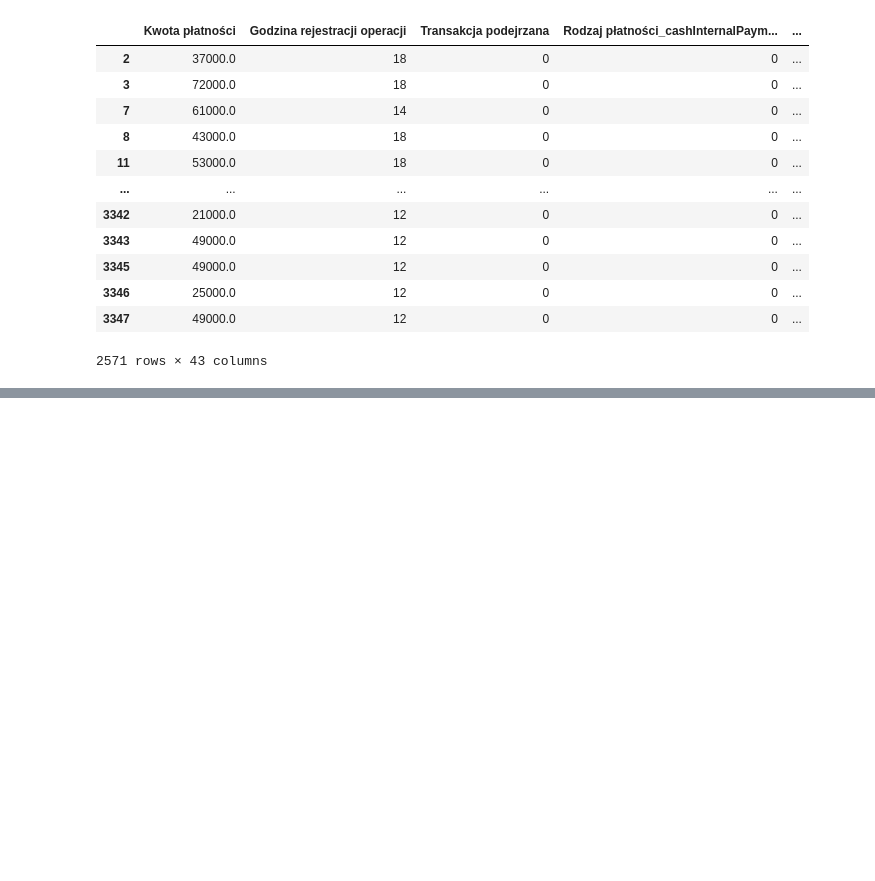
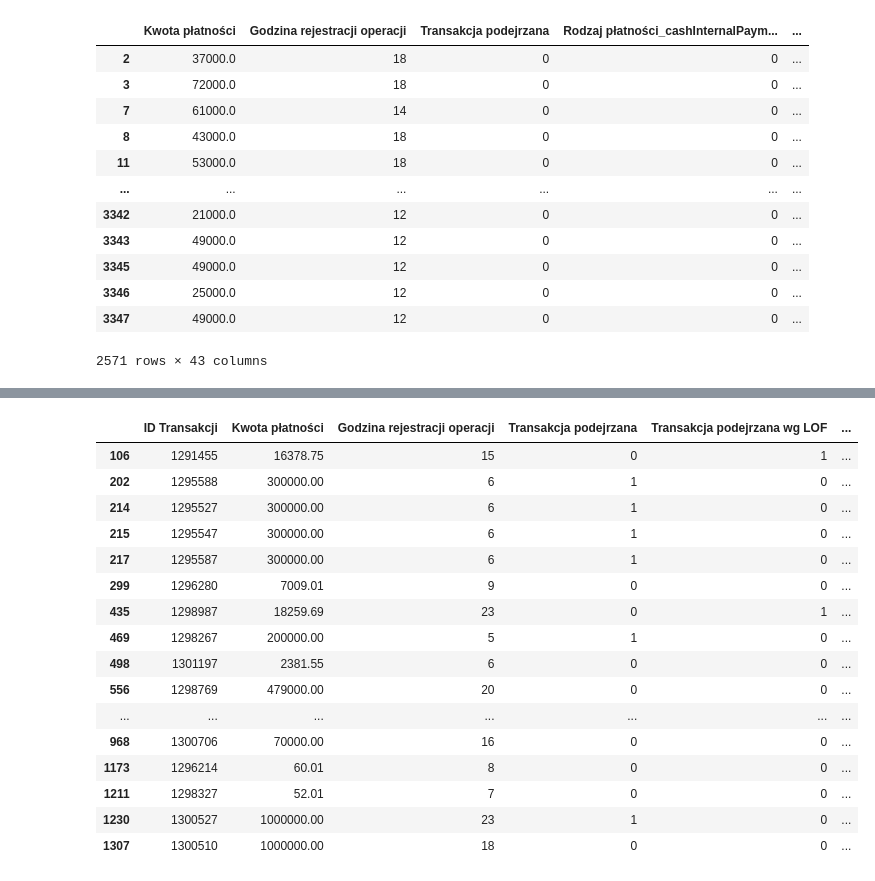
Before and after one commit to glinkapiotr/Asseco_Innovation, a Jupyter notebook: CodePlay_2020_SDS_data_API.ipynb, the cells around one changed output, grey strips where cells are left out. Saved outputs shown, nothing was run; the diff lists cells and outputs as text; code cells hidden in the pictures; blank space fills up the shorter version.

```diff
--- a/CodePlay_2020_SDS_data_API.ipynb
+++ b/CodePlay_2020_SDS_data_API.ipynb
@@ -1572,0 +1580,7 @@ kodowany_DF
+# %%
+#lista niezbędnych kolumn
+kolumny = ['ID Transakcji', 'Kwota płatności', 'Godzina rejestracji operacji', 'Transakcja podejrzana', 'Transakcja podejrzana wg LOF', 'Transakcja podejrzana wg IF', 'Transakcja podejrzana wg XGBClassifier', 'Transakcja podejrzana wg RandomForest', 'Transakcja podejrzana wg SVC']
+# %%
+#zachowanie kolumn do prezentacji
+final_DF = final_DF[kolumny]
+final_DF.head()
@@ -1572,0 +1594,2 @@ kodowany_DF
+# %%
+final_DF['Suma podejrzeń']=final_DF['Transakcja podejrzana'] + final_DF['Transakcja podejrzana wg LOF'] + final_DF['Transakcja podejrzana wg IF'] + final_DF['Transakcja podejrzana wg XGBClassifier'] + final_DF['Transakcja podejrzana wg RandomForest'] +final_DF['Transakcja podejrzana wg SVC']
@@ -1572,0 +1617,23 @@ kodowany_DF
+# %%
+DF_podejrzane = final_DF[final_DF['Suma podejrzeń']>0]
+# %%
+#lista podejrzanych transakcji
+DF_podejrzane
+# %% [output]
+|  | ID Transakcji | Kwota płatności | Godzina rejestracji operacji | Transakcja podejrzana | Transakcja podejrzana wg LOF | ... |
+| 106 | 1291455 | 16378.75 | 15 | 0 | 1 | ... |
+| 202 | 1295588 | 300000.00 | 6 | 1 | 0 | ... |
+| 214 | 1295527 | 300000.00 | 6 | 1 | 0 | ... |
+| 215 | 1295547 | 300000.00 | 6 | 1 | 0 | ... |
+| 217 | 1295587 | 300000.00 | 6 | 1 | 0 | ... |
+| 299 | 1296280 | 7009.01 | 9 | 0 | 0 | ... |
+| 435 | 1298987 | 18259.69 | 23 | 0 | 1 | ... |
+| 469 | 1298267 | 200000.00 | 5 | 1 | 0 | ... |
+| 498 | 1301197 | 2381.55 | 6 | 0 | 0 | ... |
+| 556 | 1298769 | 479000.00 | 20 | 0 | 0 | ... |
+| ... | ... | ... | ... | ... | ... | ... |
+| 968 | 1300706 | 70000.00 | 16 | 0 | 0 | ... |
+| 1173 | 1296214 | 60.01 | 8 | 0 | 0 | ... |
+| 1211 | 1298327 | 52.01 | 7 | 0 | 0 | ... |
+| 1230 | 1300527 | 1000000.00 | 23 | 1 | 0 | ... |
+| 1307 | 1300510 | 1000000.00 | 18 | 0 | 0 | ... |
```
Also changed, not shown: parts of 5 cells of this notebook.
